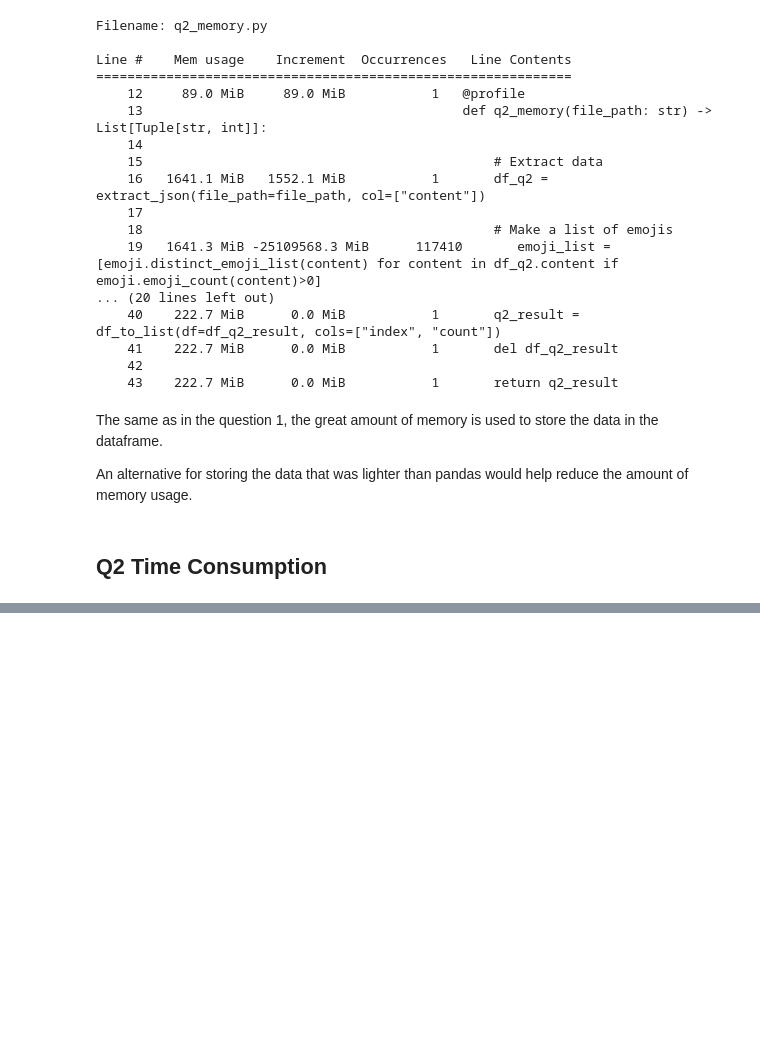
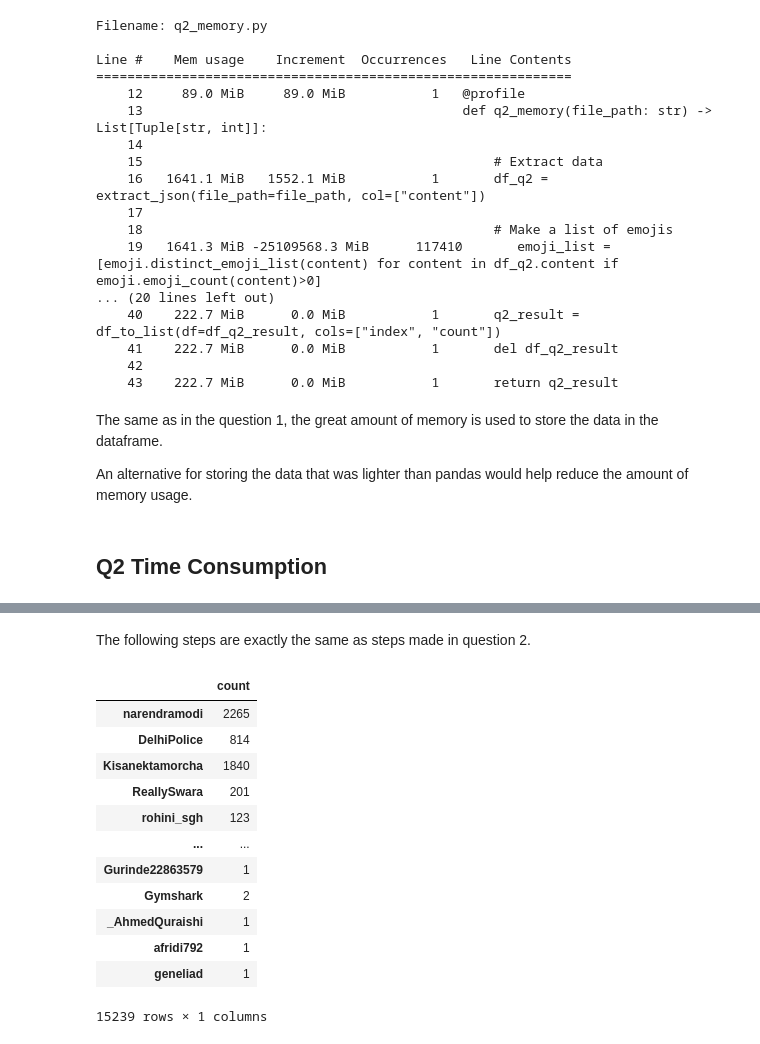
Before and after one commit to arthurkko/latam-challenge, a Jupyter notebook: src/challenge.ipynb, the cells around one changed output, grey strips where cells are left out. Cells and saved outputs as stored; diff of their text form; code cells hidden in the pictures; blank space fills up the shorter version.

```diff
--- a/src/challenge.ipynb
+++ b/src/challenge.ipynb
@@ -543,0 +628,19 @@ As mentioned earlier, dataframes might not be the best way to handle the data as
+# %% [markdown]
+The following steps are exactly the same as steps made in question 2.
+# %%
+df_user = dict_to_df(user_dict, ["count"])
+df_user
+# %% [output]
+|  | count |
+| narendramodi | 2265 |
+| DelhiPolice | 814 |
+| Kisanektamorcha | 1840 |
+| ReallySwara | 201 |
+| rohini_sgh | 123 |
+| ... | ... |
+| Gurinde22863579 | 1 |
+| Gymshark | 2 |
+| _AhmedQuraishi | 1 |
+| afridi792 | 1 |
+| geneliad | 1 |
+15239 rows × 1 columns
```
Also changed, not shown: parts of 9 cells of this notebook, 3 other files.
